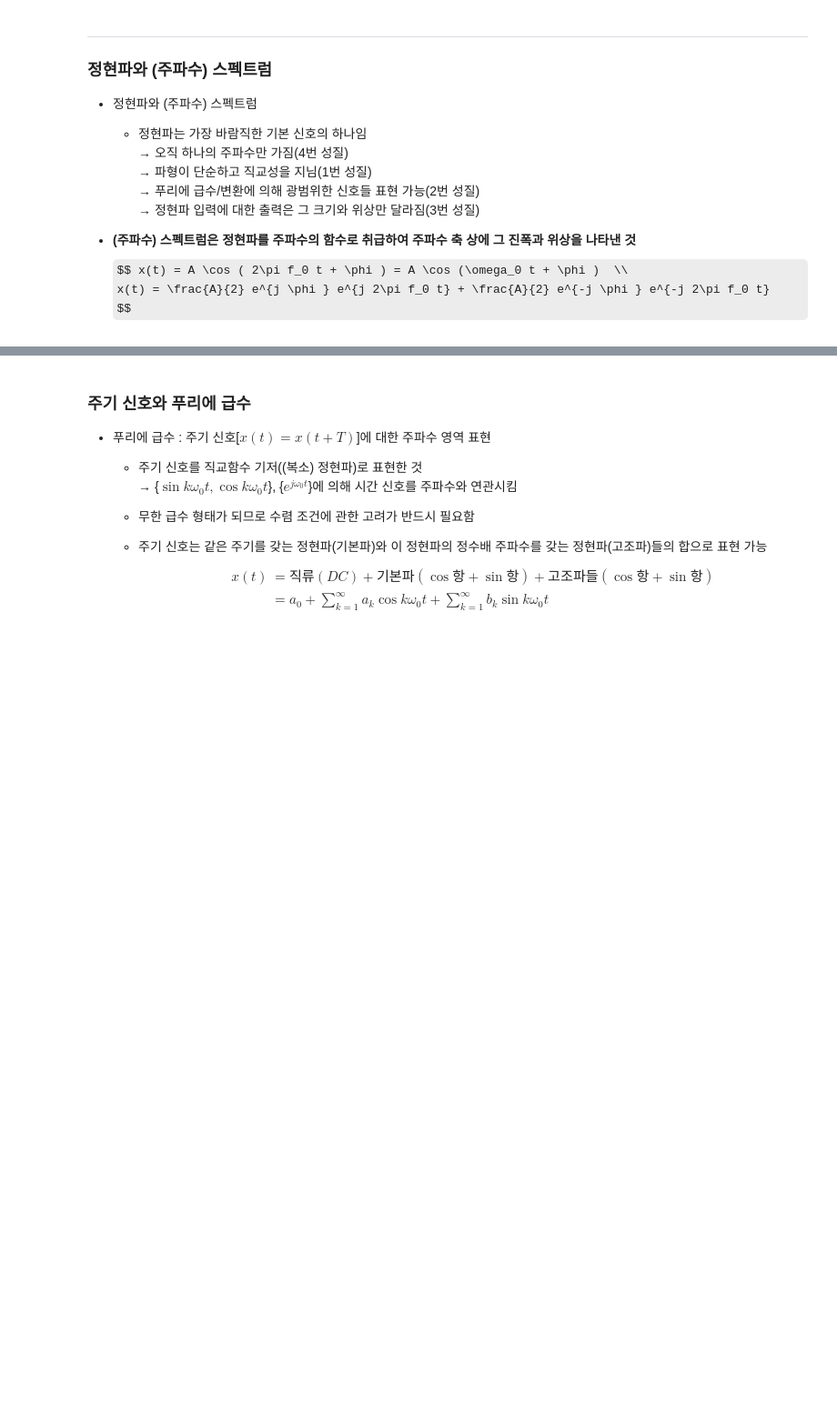
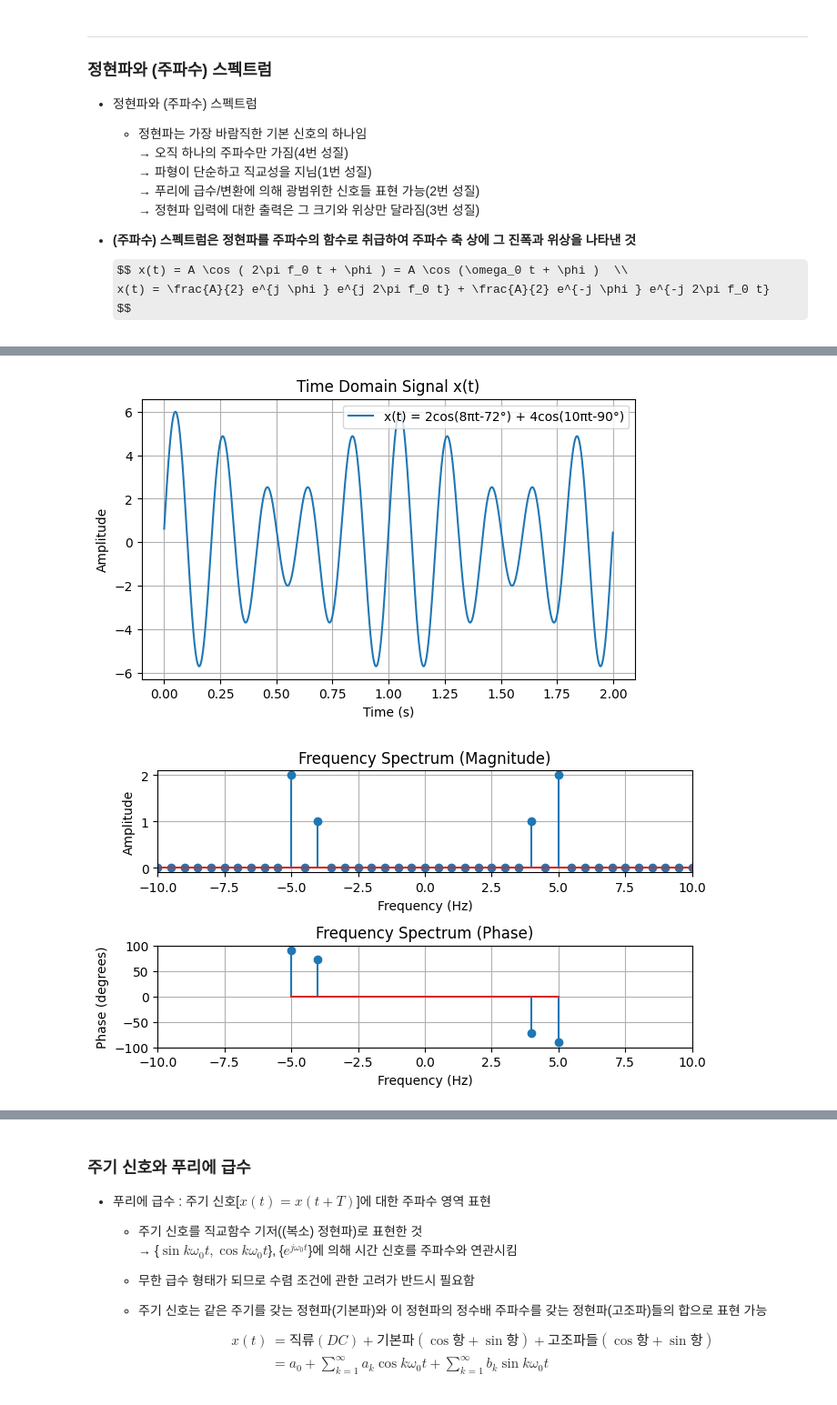
Before and after one commit to jwlee95/DSP_Class2025, a Jupyter notebook: Ch05_주파수영역_해석의_기초.ipynb, the cells around one changed output, grey strips where cells are left out. Shown at 91% size. Cells and saved outputs as stored; diff of their text form; code cells hidden in the pictures; some formulas as TeX source; blank space fills up the shorter version.

```diff
--- a/Ch05_주파수영역_해석의_기초.ipynb
+++ b/Ch05_주파수영역_해석의_기초.ipynb
@@ -57 +63,80 @@ $$
+# %%
+import numpy as np
+import matplotlib.pyplot as plt
+
+# 1. 신호 정의 및 시간 축 설정
+# 샘플링 주파수 (Hz). 신호의 최고 주파수(5Hz)보다 충분히 높게 설정 (새넌의 샘플링 정리)
+fs = 1000
+# 시간 벡터. 0초부터 2초까지 1/fs 간격으로 생성하여 2주기 이상을 관찰
+t = np.arange(0, 2, 1/fs)
+
+# 신호 x(t)의 각 성분 정의
+# x(t) = 2*cos(8*pi*t - 72도) + 4*cos(10*pi*t - 90도)
+# numpy의 삼각함수는 라디안을 사용하므로, 각도를 라디안으로 변환해야 함 (np.deg2rad)
+x1_t = 2 * np.cos(8 * np.pi * t - np.deg2rad(72))
+x2_t = 4 * np.cos(10 * np.pi * t - np.deg2rad(90))
+x_t = x1_t + x2_t
+
+# 2. 시간 영역(Time Domain) 신호 그리기
+plt.figure(figsize=(7, 4))
+plt.plot(t, x_t, label='x(t) = 2cos(8πt-72°) + 4cos(10πt-90°)')
+plt.title('Time Domain Signal x(t)')
+plt.xlabel('Time (s)')
+plt.ylabel('Amplitude')
+plt.grid(True)
+plt.legend()
+plt.show()
+
+# 3. 주파수 스펙트럼 계산 (FFT)
+# FFT(고속 푸리에 변환)를 수행하여 주파수 영역으로 변환
+N = len(x_t) # 샘플 개수
+X_f = np.fft.fft(x_t)
+
+# FFT 결과에 해당하는 주파수 축 생성
+freq = np.fft.fftfreq(N, 1/fs)
+
+# FFT 결과는 복소수이므로 크기(magnitude)와 위상(phase)을 계산
+# 크기는 원 신호 진폭에 맞춰주기 위해 샘플 개수(N)로 나눔
+magnitude = np.abs(X_f) / N
+phase = np.angle(X_f, deg=True) # 위상은 각도(degree)로 표현
+
+# 4. 주파수 스펙트럼(Frequency Spectrum) 그리기
+# 보기 좋게 0Hz를 중심으로 정렬 (음의 주파수와 양의 주파수를 대칭적으로 표시)
+freq_shifted = np.fft.fftshift(freq)
+magnitude_shifted = np.fft.fftshift(magnitude)
+phase_shifted = np.fft.fftshift(phase)
+
+# 그래프를 위아래로 2개 그리기 위한 설정
+fig, axs = plt.subplots(2, 1, figsize=(7, 4))
+
+# 크기 스펙트럼 (Magnitude Spectrum)
+# 이론적으로 특정 주파수에서만 값을 가지므로 stem plot이 적합
+axs[0].stem(freq_shifted, magnitude_shifted)
+axs[0].set_title('Frequency Spectrum (Magnitude)')
+axs[0].set_xlabel('Frequency (Hz)')
+axs[0].set_ylabel('Amplitude')
+axs[0].grid(True)
+# 주파수 성분이 명확히 보이는 -10Hz ~ 10Hz 범위만 표시
+axs[0].set_xlim(-10, 10)
+
+
+# 위상 스펙트럼 (Phase Spectrum)
+# 크기가 매우 작은(거의 0인) 주파수 영역의 위상은 의미가 없으므로,
+# 특정 크기(여기서는 0.1) 이상인 지점의 위상만 표시
+meaningful_phase_indices = magnitude_shifted > 0.1
+axs[1].stem(freq_shifted[meaningful_phase_indices], phase_shifted[meaningful_phase_indices])
+axs[1].set_title('Frequency Spectrum (Phase)')
+axs[1].set_xlabel('Frequency (Hz)')
+axs[1].set_ylabel('Phase (degrees)')
+axs[1].grid(True)
+axs[1].set_xlim(-10, 10) # 크기 스펙트럼과 x축 범위를 통일
+axs[1].set_ylim(-100, 100) # 위상 범위를 적절히 조절
+
+
+# 그래프 레이아웃 자동 조정
+plt.tight_layout()
+plt.show()
+# %% [output]
+[figure, added]
+[figure, added]
 # %% [markdown]
```
Also changed, not shown: parts of 23 cells of this notebook.
